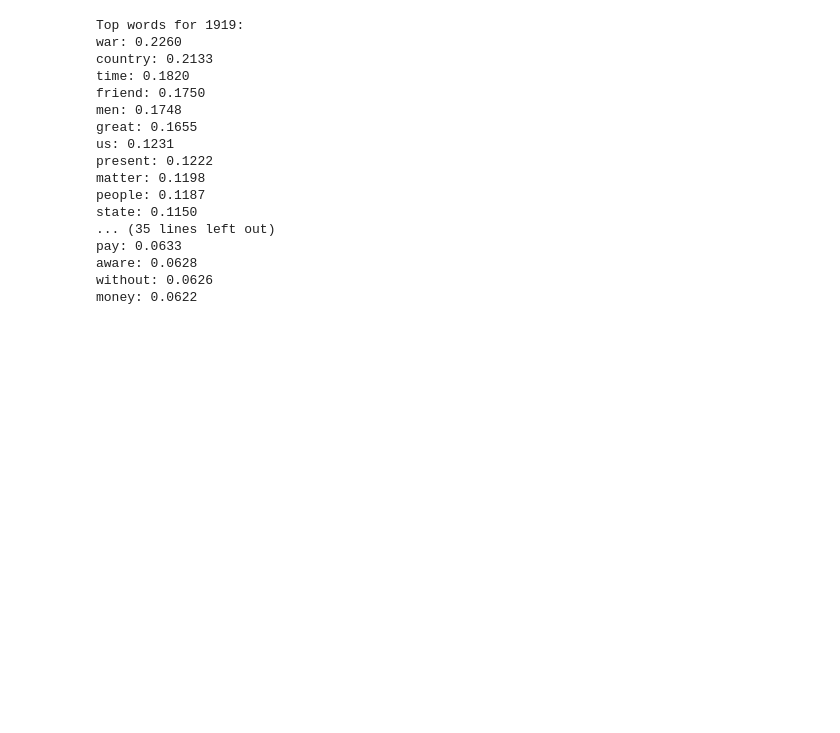
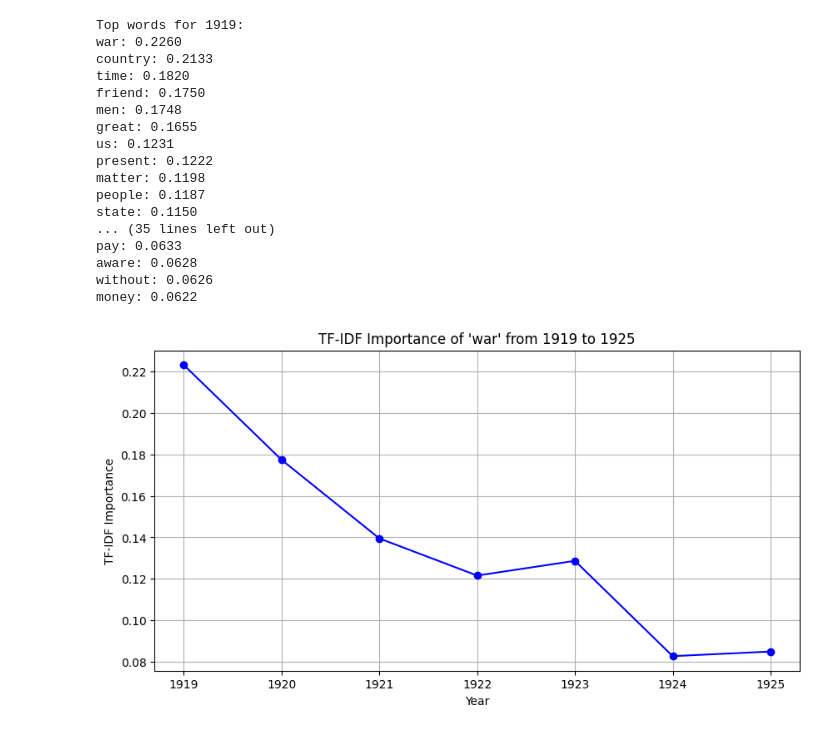
Before and after one commit to pk2971/computational-gender-analysis, a Jupyter notebook: notebooks/Token_Analysis.ipynb, the cells around one changed output. Drawn from its saved outputs; the diff is of its cells as text; code cells hidden in the pictures; blank space fills up the shorter version.

```diff
--- a/notebooks/Token_Analysis.ipynb
+++ b/notebooks/Token_Analysis.ipynb
@@ -124,3 +124,46 @@ pay: 0.0633
 aware: 0.0628
 without: 0.0626
 money: 0.0622
+# %%
+def plot_word_importance(zip_path, word, year_input, extra_stopwords=[]):
+    # Parse year range
+    if isinstance(year_input, int):
+        start_year, end_year = year_input, year_input
+    else:
+        start_year, end_year = year_input
+
+    # Collect documents by year
+    year_docs = collect_documents_by_year(zip_path, start_year, end_year)
+    years = sorted(year_docs.keys())
+    documents = [year_docs[year] for year in years]
+
+    # Prepare stopwords
+    stop_words = list(set(stopwords.words('english')).union(set(extra_stopwords).union(set(extended_stopwords))))
+
+    # TF-IDF Vectorization
+    vectorizer = TfidfVectorizer(stop_words=stop_words, max_features=5000)
+    tfidf_matrix = vectorizer.fit_transform(documents)
+    feature_names = vectorizer.get_feature_names_out()
+
+    # Get importance of the word for each year
+    word = word.lower()
+    if word not in feature_names:
+        print(f"'{word}' not found in the vocabulary.")
+        return
+
+    word_idx = list(feature_names).index(word)
+    importances = tfidf_matrix[:, word_idx].toarray().flatten()
+
+    # Plotting
+    plt.figure(figsize=(10, 5))
+    plt.plot(years, importances, marker='o', linestyle='-', color='b')
+    plt.title(f"TF-IDF Importance of '{word}' from {years[0]} to {years[-1]}")
+    plt.xlabel("Year")
+    plt.ylabel("TF-IDF Importance")
+    plt.grid(True)
+    plt.xticks(years)
+    plt.show()
+# %%
+plot_word_importance('/content/drive/MyDrive/debates.zip', 'war', (1919, 1925), extra_stopwords=["shall", "may", "also"])
+# %% [output]
+[figure, added]
```
Also changed, not shown: parts of 2 cells of this notebook.
